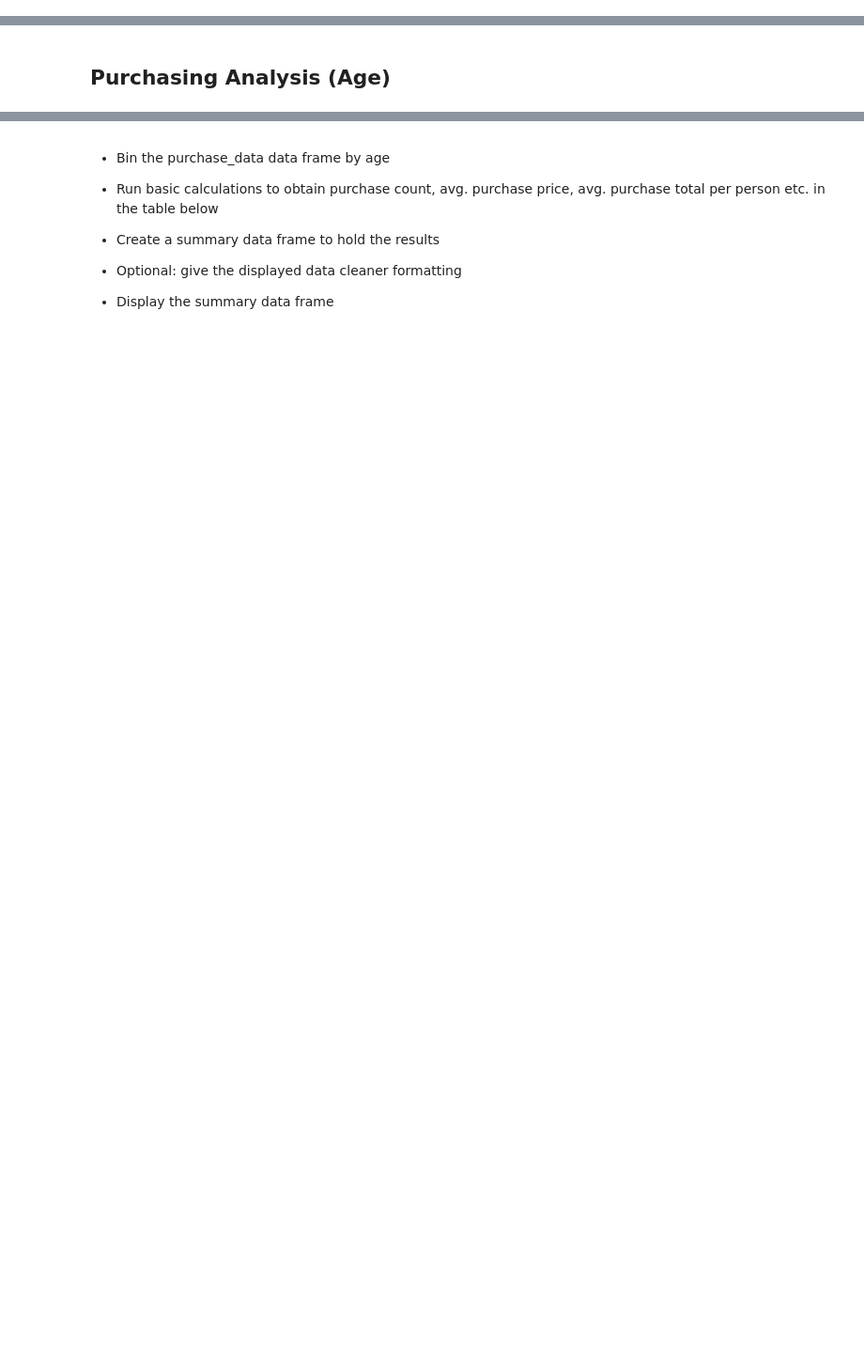
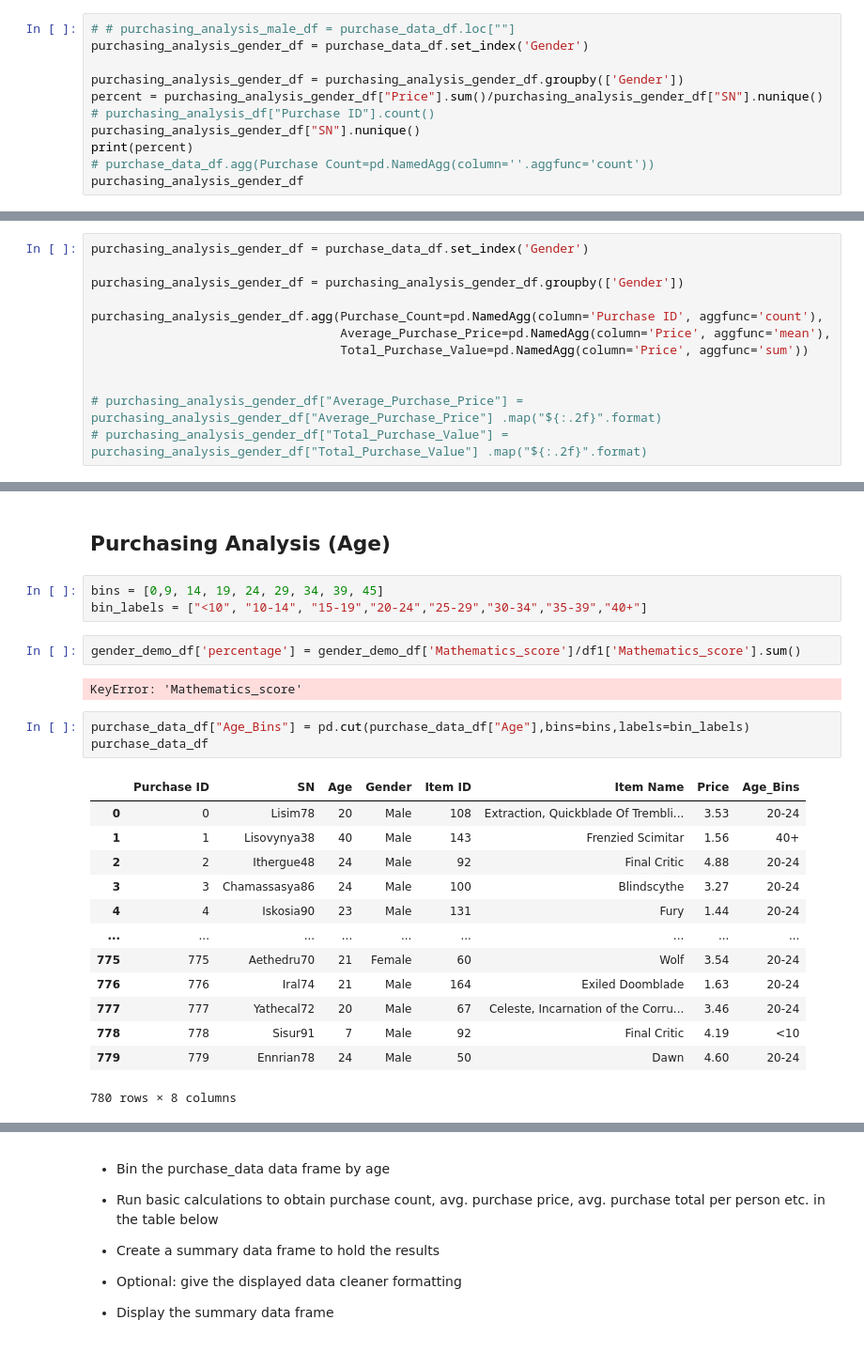
Before and after one commit to nairshanker/pandas-challenge, a Jupyter notebook: HeroesOfPymoli/HeroesOfPymoli_starter.ipynb, the cells around one changed output, grey strips where cells are left out. Shown at 94% size. Cells and saved outputs as stored; diff of their text form; blank space fills up the shorter version.

```diff
--- a/HeroesOfPymoli/HeroesOfPymoli_starter.ipynb
+++ b/HeroesOfPymoli/HeroesOfPymoli_starter.ipynb
@@ -114,0 +220,11 @@ total_players_count
+# %%
+# # purchasing_analysis_male_df = purchase_data_df.loc[""]
+purchasing_analysis_gender_df = purchase_data_df.set_index('Gender')
+
+purchasing_analysis_gender_df = purchasing_analysis_gender_df.groupby(['Gender'])
+percent = purchasing_analysis_gender_df["Price"].sum()/purchasing_analysis_gender_df["SN"].nunique()
+# purchasing_analysis_df["Purchase ID"].count()
+purchasing_analysis_gender_df["SN"].nunique()
+print(percent)
+# purchase_data_df.agg(Purchase Count=pd.NamedAgg(column=''.aggfunc='count'))
+purchasing_analysis_gender_df
@@ -171,3 +245,15 @@ round(other_gender_player_percentage,2)
+# %%
+purchasing_analysis_gender_df = purchase_data_df.set_index('Gender')
+
+purchasing_analysis_gender_df = purchasing_analysis_gender_df.groupby(['Gender'])
+
+purchasing_analysis_gender_df.agg(Purchase_Count=pd.NamedAgg(column='Purchase ID', aggfunc='count'),
+                                  Average_Purchase_Price=pd.NamedAgg(column='Price', aggfunc='mean'),
+                                  Total_Purchase_Value=pd.NamedAgg(column='Price', aggfunc='sum'))
+
+
+# purchasing_analysis_gender_df["Average_Purchase_Price"] = purchasing_analysis_gender_df["Average_Purchase_Price"] .map("${:.2f}".format)
+# purchasing_analysis_gender_df["Total_Purchase_Value"] = purchasing_analysis_gender_df["Total_Purchase_Value"] .map("${:.2f}".format)
 # %% [markdown]
 ## Age Demographics
 # %% [markdown]
@@ -201,2 +288,26 @@ round(other_gender_player_percentage,2)
 # %% [markdown]
 ## Purchasing Analysis (Age)
+# %%
+bins = [0,9, 14, 19, 24, 29, 34, 39, 45]
+bin_labels = ["<10", "10-14", "15-19","20-24","25-29","30-34","35-39","40+"]
+# %%
+gender_demo_df['percentage'] = gender_demo_df['Mathematics_score']/df1['Mathematics_score'].sum()
+# %% [output]
+KeyError: 'Mathematics_score'
+# %%
+purchase_data_df["Age_Bins"] = pd.cut(purchase_data_df["Age"],bins=bins,labels=bin_labels)
+purchase_data_df
+# %% [output]
+|  | Purchase ID | SN | Age | Gender | Item ID | Item Name | Price | Age_Bins |
+| 0 | 0 | Lisim78 | 20 | Male | 108 | Extraction, Quickblade Of Trembli... | 3.53 | 20-24 |
+| 1 | 1 | Lisovynya38 | 40 | Male | 143 | Frenzied Scimitar | 1.56 | 40+ |
+| 2 | 2 | Ithergue48 | 24 | Male | 92 | Final Critic | 4.88 | 20-24 |
+| 3 | 3 | Chamassasya86 | 24 | Male | 100 | Blindscythe | 3.27 | 20-24 |
+| 4 | 4 | Iskosia90 | 23 | Male | 131 | Fury | 1.44 | 20-24 |
+| ... | ... | ... | ... | ... | ... | ... | ... | ... |
+| 775 | 775 | Aethedru70 | 21 | Female | 60 | Wolf | 3.54 | 20-24 |
+| 776 | 776 | Iral74 | 21 | Male | 164 | Exiled Doomblade | 1.63 | 20-24 |
+| 777 | 777 | Yathecal72 | 20 | Male | 67 | Celeste, Incarnation of the Corru... | 3.46 | 20-24 |
+| 778 | 778 | Sisur91 | 7 | Male | 92 | Final Critic | 4.19 | <10 |
+| 779 | 779 | Ennrian78 | 24 | Male | 50 | Dawn | 4.60 | 20-24 |
+780 rows × 8 columns
```
Also changed, not shown: parts of 35 cells of this notebook, 2 other files.
